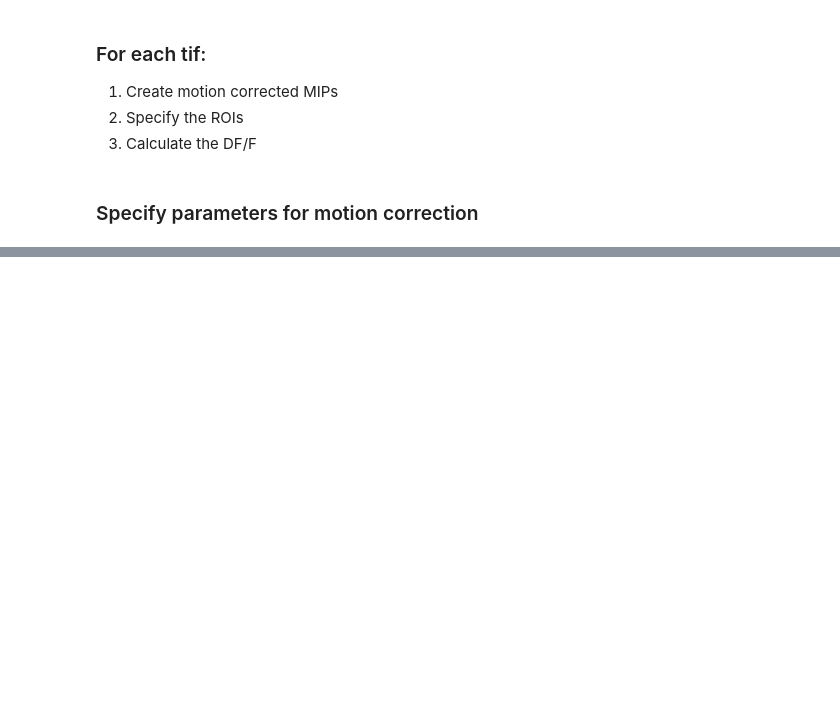
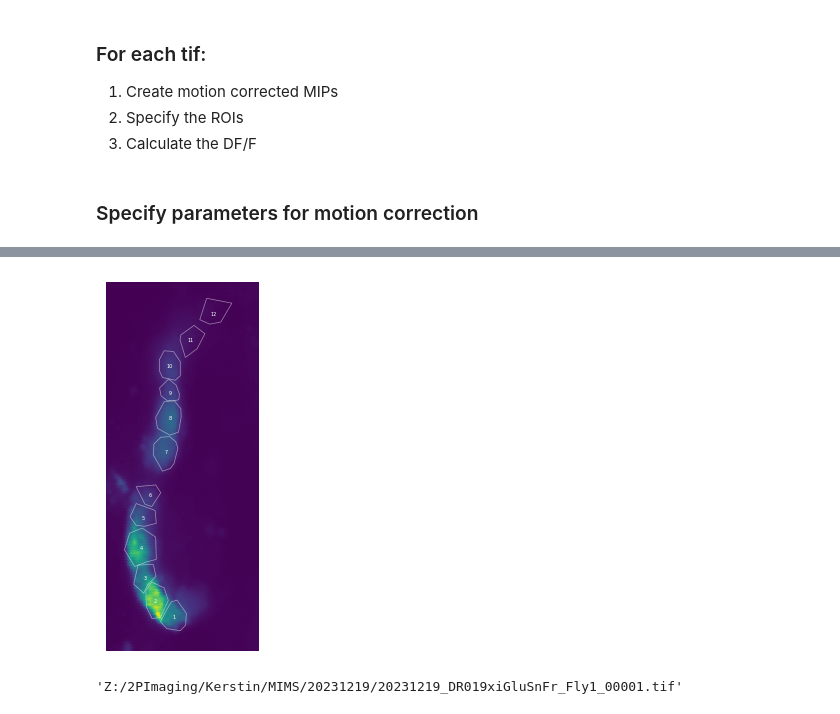
Before and after one commit to T-E-Lab/GULP, a Jupyter notebook: scripts/preprocess_img.ipynb, the cells around one changed output, grey strips where cells are left out. Saved outputs shown, nothing was run; the diff lists cells and outputs as text; code cells hidden in the pictures; blank space fills up the shorter version.

```diff
--- a/scripts/preprocess_img.ipynb
+++ b/scripts/preprocess_img.ipynb
@@ -71,0 +73,42 @@ for i,file in enumerate(file_names):
+# %%
+from matplotlib.patches import Polygon
+def plot_roi(trial_dat, panel, title="Protocerebral Bridge\n glomeruli (ROI's)", full_img=False):
+    # Get pixel dimensions
+    trial_nm = trial_dat.get('name', trial_dat.get('trialName'))
+    # pixel_dims = trial_dat.get('pixel_dims' ,iPP.getPixelDims(trial_nm))
+    rois = trial_dat.get('rois', trial_dat.get('allROIs'))
+    mean_stack = trial_dat.get('stack_mip', trial_dat.get('meanMIP_G'))
+
+    view_box = iPP.get_bbox(rois, image_shape=mean_stack.shape, scale_factor=1.5)
+    panel.imshow(mean_stack)
+    panel.axis('off')
+
+    # Draw ROI's
+    for j, r in enumerate(rois):
+        X_IDX = 0
+        Y_IDX = 1
+        panel.add_patch(
+            Polygon(
+                [[pt[Y_IDX], pt[X_IDX]] for pt in r],
+                closed=True,
+                fill=False,
+                edgecolor=(1, 1, 1, 0.5),
+                linewidth=0.5
+            )
+        )
+        panel.text(
+            r[:, Y_IDX].mean(),
+            r[:, X_IDX].mean(),
+            str(j + 1),
+            dict(ha='center', va='center', fontsize=3.5, color='w'),
+        )
+
+    if not full_img:
+        panel.set_xlim(view_box[1])
+        panel.set_ylim(np.flip(view_box[0]))
+    panel.set_title(title)
+# %%
+ax = plt.subplot()
+plot_roi(exptDat, ax, title="")
+# %% [output]
+[figure, added]
@@ -71,0 +119,4 @@ for i,file in enumerate(file_names):
+# %%
+file_names[0]
+# %% [output]
+'Z:/2PImaging/Kerstin/MIMS/20231219/20231219_DR019xiGluSnFr_Fly1_00001.tif'
```
Also changed, not shown: parts of 13 cells of this notebook, 14 other files.
